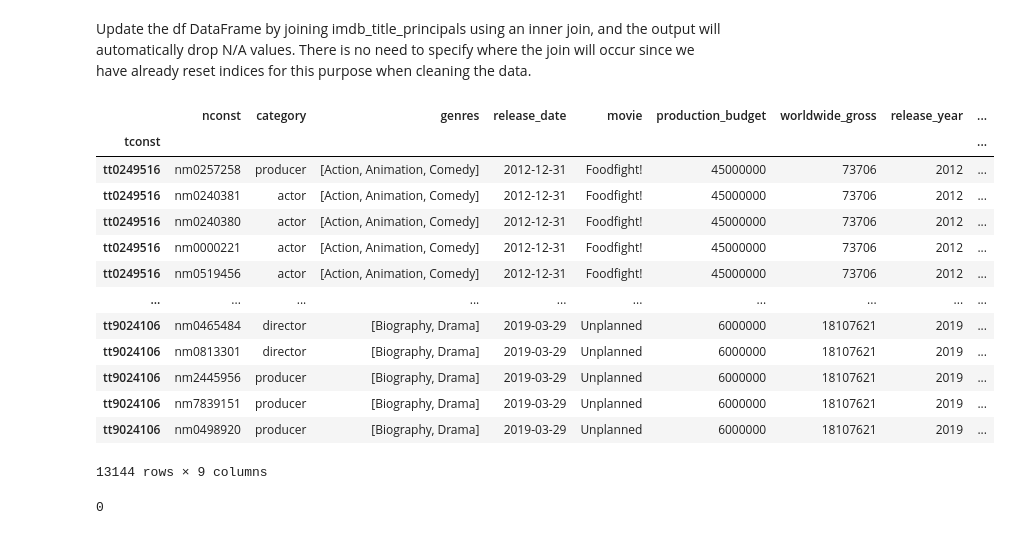
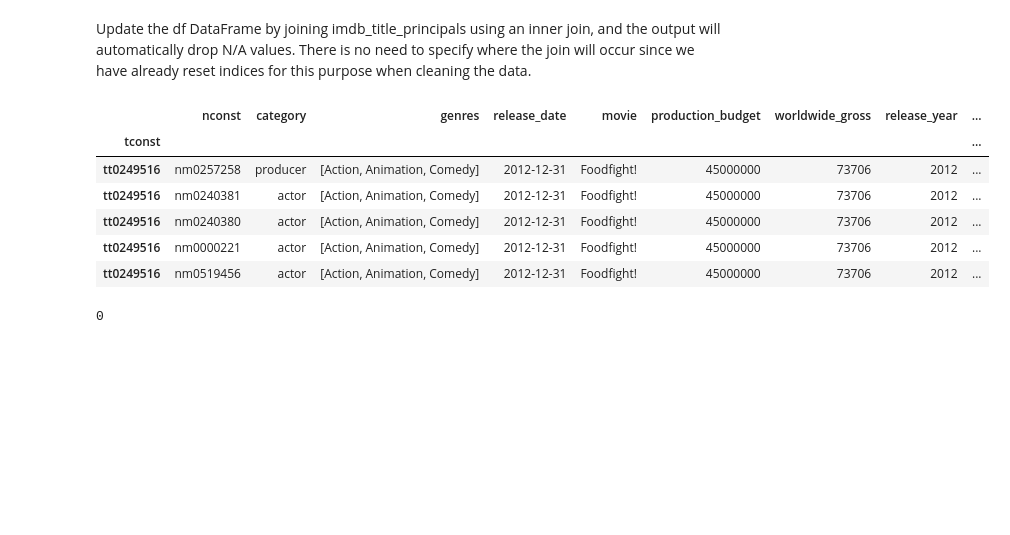
Before and after one commit to jennifernha/Microsoft-Movie-Analysis, a Jupyter notebook: Microsoft Movie Analysis.ipynb, the cells around one changed output. Cells and saved outputs as stored; diff of their text form; code cells hidden in the pictures; blank space fills up the shorter version.

```diff
--- a/Microsoft Movie Analysis.ipynb
+++ b/Microsoft Movie Analysis.ipynb
@@ -399,23 +398,16 @@ Update the df DataFrame by joining imdb_title_principals using an inner join, an
 # %%
 #join df with imdb_title_principals
 df = imdb_title_principals.join(df, how='inner')
 
-df
+df.head()
 # %% [output]
 |  | nconst | category | genres | release_date | movie | production_budget | worldwide_gross | release_year | ... |
 | tconst |  |  |  |  |  |  |  |  | ... |
 | tt0249516 | nm0257258 | producer | [Action, Animation, Comedy] | 2012-12-31 | Foodfight! | 45000000 | 73706 | 2012 | ... |
 | tt0249516 | nm0240381 | actor | [Action, Animation, Comedy] | 2012-12-31 | Foodfight! | 45000000 | 73706 | 2012 | ... |
 | tt0249516 | nm0240380 | actor | [Action, Animation, Comedy] | 2012-12-31 | Foodfight! | 45000000 | 73706 | 2012 | ... |
 | tt0249516 | nm0000221 | actor | [Action, Animation, Comedy] | 2012-12-31 | Foodfight! | 45000000 | 73706 | 2012 | ... |
 | tt0249516 | nm0519456 | actor | [Action, Animation, Comedy] | 2012-12-31 | Foodfight! | 45000000 | 73706 | 2012 | ... |
-| ... | ... | ... | ... | ... | ... | ... | ... | ... | ... |
-| tt9024106 | nm0465484 | director | [Biography, Drama] | 2019-03-29 | Unplanned | 6000000 | 18107621 | 2019 | ... |
-| tt9024106 | nm0813301 | director | [Biography, Drama] | 2019-03-29 | Unplanned | 6000000 | 18107621 | 2019 | ... |
-| tt9024106 | nm2445956 | producer | [Biography, Drama] | 2019-03-29 | Unplanned | 6000000 | 18107621 | 2019 | ... |
-| tt9024106 | nm7839151 | producer | [Biography, Drama] | 2019-03-29 | Unplanned | 6000000 | 18107621 | 2019 | ... |
-| tt9024106 | nm0498920 | producer | [Biography, Drama] | 2019-03-29 | Unplanned | 6000000 | 18107621 | 2019 | ... |
-13144 rows × 9 columns
 # %%
 #Check for people who appears more than once in a movie
 df.reset_index().duplicated(subset=['tconst', 'nconst']).sum()
```
Also changed, not shown: parts of 25 cells of this notebook.
